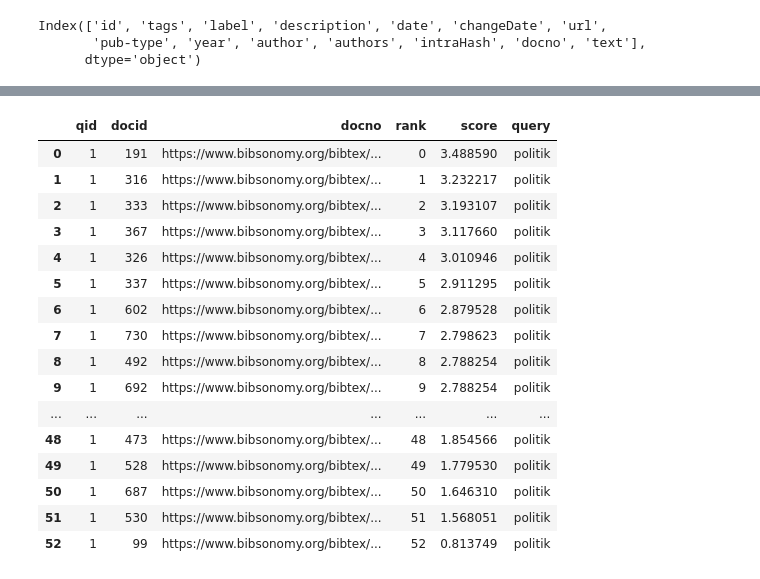
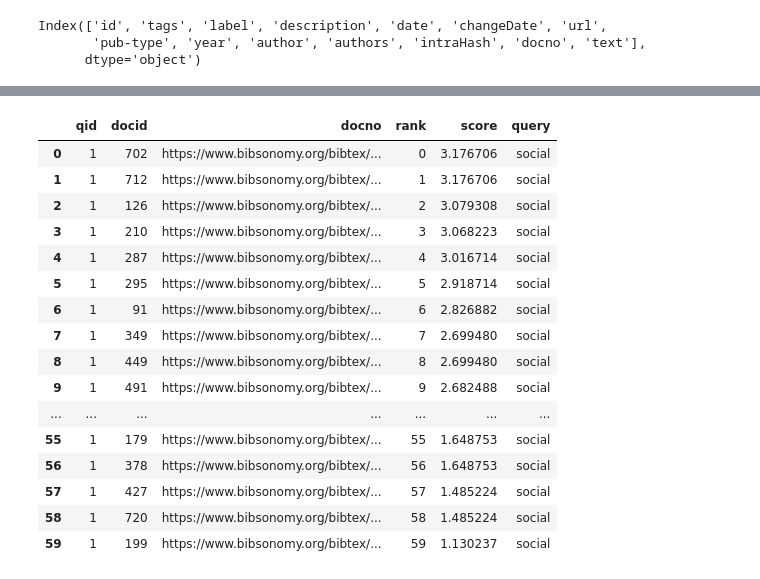
Before and after one commit to XiaomingWang12/2023-2024-Data_Libarian_Xiaoming_Wang, a Jupyter notebook: Modul_2/PyTerrier.ipynb, the cells around one changed output, grey strips where cells are left out. Saved outputs shown, nothing was run; the diff lists cells and outputs as text; code cells hidden in the pictures.

```diff
--- a/Modul_2/PyTerrier.ipynb
+++ b/Modul_2/PyTerrier.ipynb
@@ -86,7 +86,7 @@ Index(['type', 'id', 'tags', 'intraHash', 'label', 'user', 'description',
       dtype='object')
 # %%
 useful_columns = ['id', 'tags', 'label', 'description', 'date', 'changeDate', 'url', 'pub-type', 'year', 'author', 'authors', 'intraHash']
-df_rl_filtered = df_rl_filtered[useful_columns]
+df_pl_filtered = df_pl_filtered[useful_columns]
 # %%
 if not pt.started():
     pt.init()
@@ -95,8 +95,8 @@ PyTerrier 0.10.0 has loaded Terrier 5.8 (built by craigm on 2023-11-01 18:05) an
 
 No etc/terrier.properties, using terrier.default.properties for bootstrap configuration.
 # %%
-df_rl_filtered['docno'] = df_rl_filtered['id']
-df_rl_filtered['text'] = df_rl_filtered['label']
+df_pl_filtered['docno'] = df_pl_filtered['id']
+df_pl_filtered['text'] = df_pl_filtered['label']
 # %%
 #now we start to index our data
 
@@ -297,5 +310,5 @@ Index(['id', 'tags', 'label', 'description', 'date', 'changeDate', 'url',
       dtype='object')
 # %%
 #transform dataframe into list of dictionaries
-rl_dict = df_rl_filtered.to_dict(orient='records')
+pl_dict = df_pl_filtered.to_dict(orient='records')
 # %%
@@ -321,8 +334,8 @@ rl_dict
 # %%
-index_folder_mult = "./rl_index_mult"
+index_folder_mult = "./pl_index_mult"
 fields=['docno', 'text', 'tags', 'description']
 indexer_mult = pt.IterDictIndexer(index_folder_mult, meta={'docno': 200, 'text': 4096}, overwrite=True)
-index_ref_mult = indexer_mult.index(rl_dict, fields=fields)
+index_ref_mult = indexer_mult.index(pl_dict, fields=fields)
 
 print(f"path to our index: {index_ref_mult.toString()}")
 # %% [output]
@@ -342,25 +355,25 @@ Positions:   false
 # %%
 search_engine_mult = pt.BatchRetrieve(index_mult, wmodel="TF_IDF")
 # %%
-res = search_engine_mult.search("politik")
+res = search_engine_mult.search("social")
 res
 # %% [output]
 |  | qid | docid | docno | rank | score | query |
-| 0 | 1 | 191 | https://www.bibsonomy.org/bibtex/... | 0 | 3.488590 | politik |
-| 1 | 1 | 316 | https://www.bibsonomy.org/bibtex/... | 1 | 3.232217 | politik |
-| 2 | 1 | 333 | https://www.bibsonomy.org/bibtex/... | 2 | 3.193107 | politik |
-| 3 | 1 | 367 | https://www.bibsonomy.org/bibtex/... | 3 | 3.117660 | politik |
-| 4 | 1 | 326 | https://www.bibsonomy.org/bibtex/... | 4 | 3.010946 | politik |
-| 5 | 1 | 337 | https://www.bibsonomy.org/bibtex/... | 5 | 2.911295 | politik |
-| 6 | 1 | 602 | https://www.bibsonomy.org/bibtex/... | 6 | 2.879528 | politik |
-| 7 | 1 | 730 | https://www.bibsonomy.org/bibtex/... | 7 | 2.798623 | politik |
-| 8 | 1 | 492 | https://www.bibsonomy.org/bibtex/... | 8 | 2.788254 | politik |
-| 9 | 1 | 692 | https://www.bibsonomy.org/bibtex/... | 9 | 2.788254 | politik |
+| 0 | 1 | 702 | https://www.bibsonomy.org/bibtex/... | 0 | 3.176706 | social |
+| 1 | 1 | 712 | https://www.bibsonomy.org/bibtex/... | 1 | 3.176706 | social |
+| 2 | 1 | 126 | https://www.bibsonomy.org/bibtex/... | 2 | 3.079308 | social |
+| 3 | 1 | 210 | https://www.bibsonomy.org/bibtex/... | 3 | 3.068223 | social |
+| 4 | 1 | 287 | https://www.bibsonomy.org/bibtex/... | 4 | 3.016714 | social |
+| 5 | 1 | 295 | https://www.bibsonomy.org/bibtex/... | 5 | 2.918714 | social |
+| 6 | 1 | 91 | https://www.bibsonomy.org/bibtex/... | 6 | 2.826882 | social |
+| 7 | 1 | 349 | https://www.bibsonomy.org/bibtex/... | 7 | 2.699480 | social |
+| 8 | 1 | 449 | https://www.bibsonomy.org/bibtex/... | 8 | 2.699480 | social |
+| 9 | 1 | 491 | https://www.bibsonomy.org/bibtex/... | 9 | 2.682488 | social |
 | ... | ... | ... | ... | ... | ... | ... |
-| 48 | 1 | 473 | https://www.bibsonomy.org/bibtex/... | 48 | 1.854566 | politik |
-| 49 | 1 | 528 | https://www.bibsonomy.org/bibtex/... | 49 | 1.779530 | politik |
-| 50 | 1 | 687 | https://www.bibsonomy.org/bibtex/... | 50 | 1.646310 | politik |
-| 51 | 1 | 530 | https://www.bibsonomy.org/bibtex/... | 51 | 1.568051 | politik |
-| 52 | 1 | 99 | https://www.bibsonomy.org/bibtex/... | 52 | 0.813749 | politik |
+| 55 | 1 | 179 | https://www.bibsonomy.org/bibtex/... | 55 | 1.648753 | social |
+| 56 | 1 | 378 | https://www.bibsonomy.org/bibtex/... | 56 | 1.648753 | social |
+| 57 | 1 | 427 | https://www.bibsonomy.org/bibtex/... | 57 | 1.485224 | social |
+| 58 | 1 | 720 | https://www.bibsonomy.org/bibtex/... | 58 | 1.485224 | social |
+| 59 | 1 | 199 | https://www.bibsonomy.org/bibtex/... | 59 | 1.130237 | social |
 # %%
 #save our data
```
Also changed, not shown: parts of 24 cells of this notebook, 31 other files.
